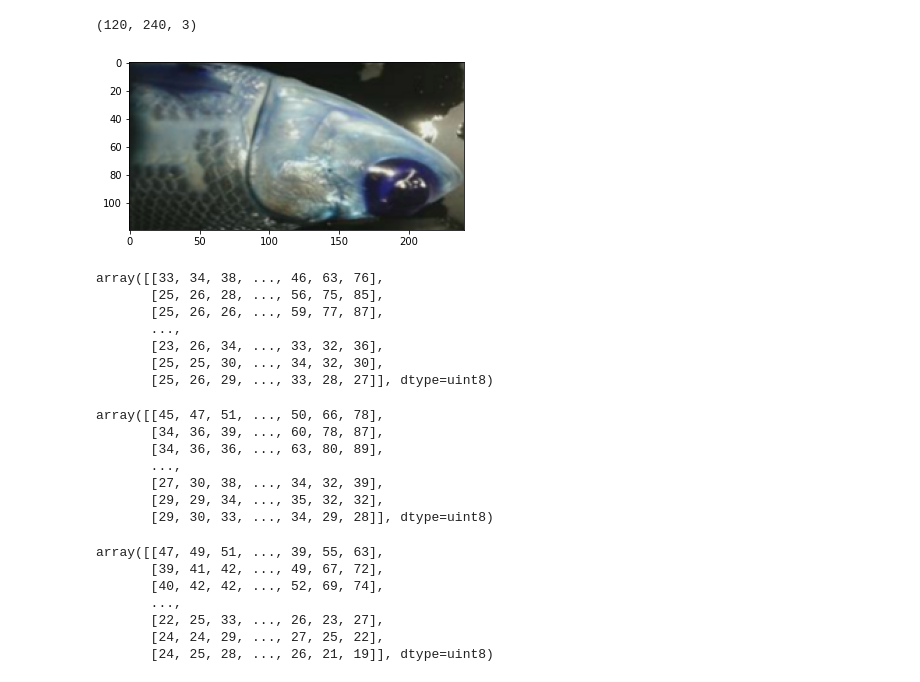
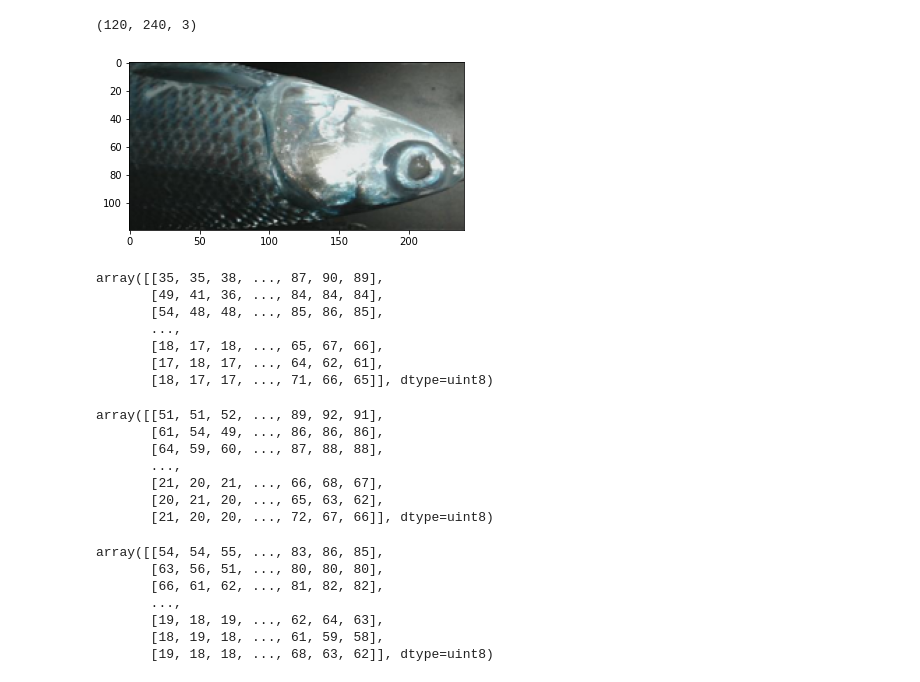
Before and after one commit to mochamadfarizi/PCVK_Genap_2021, a Jupyter notebook: project uas.ipynb, the cells around one changed output. Cells and saved outputs as stored; diff of their text form; code cells hidden in the pictures.

```diff
--- a/project uas.ipynb
+++ b/project uas.ipynb
@@ -11,42 +11,42 @@ import cv2
 import math
 from matplotlib import pyplot as plt
 # %%
-img = cv2.imread('/content/drive/MyDrive/dataset/sampel data 15.png')
+img = cv2.imread('/content/drive/MyDrive/PCD/dataset/sampel data 1.png')
 plt.imshow(img)
 img.shape
 # %% [output]
 (120, 240, 3)
-[figure, old version]
+[figure, new version]
 # %%
 img[:,:,0] #blue
 # %% [output]
-array([[33, 34, 38, ..., 46, 63, 76],
-       [25, 26, 28, ..., 56, 75, 85],
-       [25, 26, 26, ..., 59, 77, 87],
+array([[35, 35, 38, ..., 87, 90, 89],
+       [49, 41, 36, ..., 84, 84, 84],
+       [54, 48, 48, ..., 85, 86, 85],
        ...,
-       [23, 26, 34, ..., 33, 32, 36],
-       [25, 25, 30, ..., 34, 32, 30],
-       [25, 26, 29, ..., 33, 28, 27]], dtype=uint8)
+       [18, 17, 18, ..., 65, 67, 66],
+       [17, 18, 17, ..., 64, 62, 61],
+       [18, 17, 17, ..., 71, 66, 65]], dtype=uint8)
 # %%
 img[:,:,1] #green
 # %% [output]
-array([[45, 47, 51, ..., 50, 66, 78],
-       [34, 36, 39, ..., 60, 78, 87],
-       [34, 36, 36, ..., 63, 80, 89],
+array([[51, 51, 52, ..., 89, 92, 91],
+       [61, 54, 49, ..., 86, 86, 86],
+       [64, 59, 60, ..., 87, 88, 88],
        ...,
-       [27, 30, 38, ..., 34, 32, 39],
-       [29, 29, 34, ..., 35, 32, 32],
-       [29, 30, 33, ..., 34, 29, 28]], dtype=uint8)
+       [21, 20, 21, ..., 66, 68, 67],
+       [20, 21, 20, ..., 65, 63, 62],
+       [21, 20, 20, ..., 72, 67, 66]], dtype=uint8)
 # %%
 img[:,:,2] #red
 # %% [output]
-array([[47, 49, 51, ..., 39, 55, 63],
-       [39, 41, 42, ..., 49, 67, 72],
-       [40, 42, 42, ..., 52, 69, 74],
+array([[54, 54, 55, ..., 83, 86, 85],
+       [63, 56, 51, ..., 80, 80, 80],
+       [66, 61, 62, ..., 81, 82, 82],
        ...,
-       [22, 25, 33, ..., 26, 23, 27],
-       [24, 24, 29, ..., 27, 25, 22],
-       [24, 25, 28, ..., 26, 21, 19]], dtype=uint8)
+       [19, 18, 19, ..., 62, 64, 63],
+       [18, 19, 18, ..., 61, 59, 58],
+       [19, 18, 18, ..., 68, 63, 62]], dtype=uint8)
 # %%
 hasil = []
 
```
Also changed, not shown: parts of 2 cells of this notebook.
